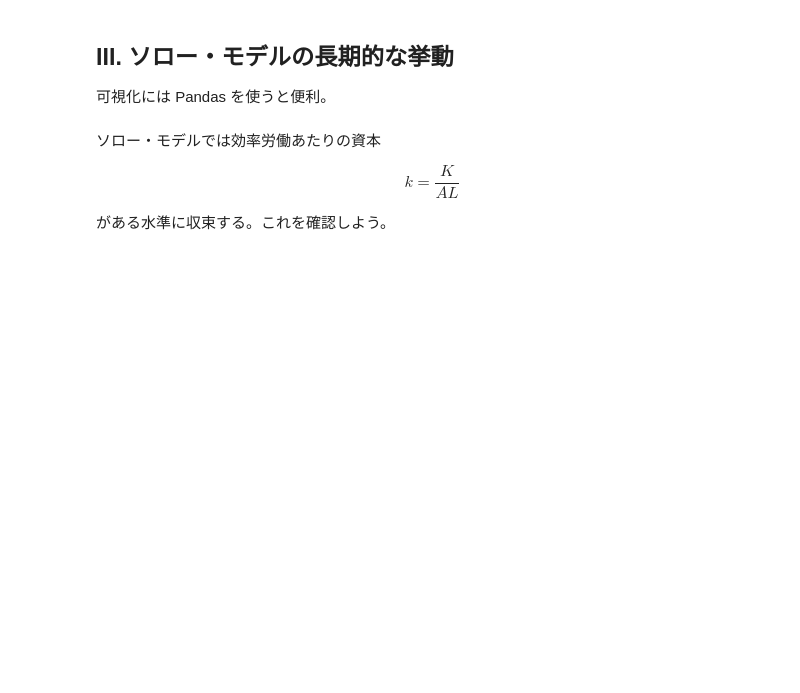
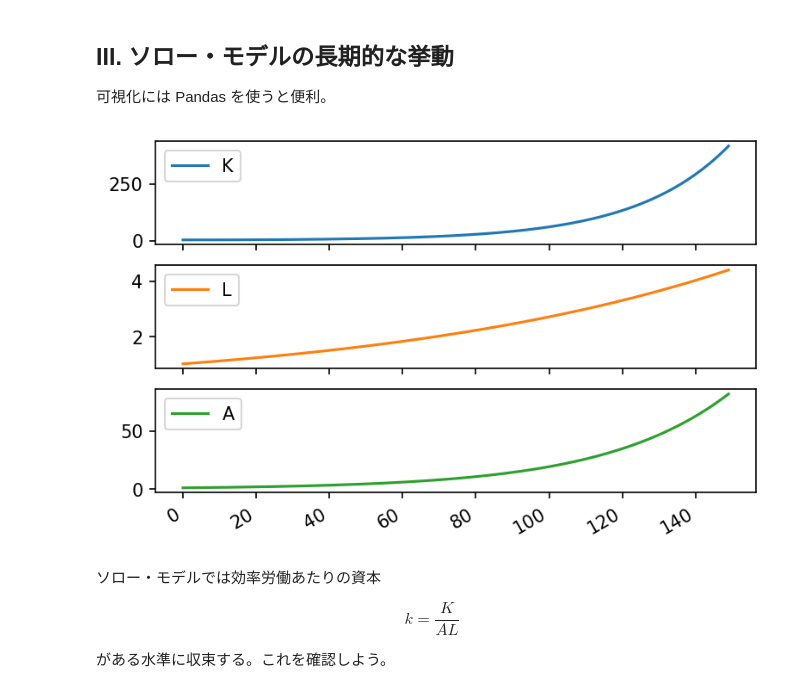
Before and after one commit to kenjisato/MaD, a Jupyter notebook: Assignments/PY-Week9.ipynb, the cells around one changed output. Drawn from its saved outputs; the diff is of its cells as text; code cells hidden in the pictures; blank space fills up the shorter version.

```diff
--- a/Assignments/PY-Week9.ipynb
+++ b/Assignments/PY-Week9.ipynb
@@ -125,3 +125,6 @@ $$
 - $F$
 
 に依存して決まります。数値パラメータ $s, \delta, g, n$ と 関数 $F$ を入力として，$G$ を出力にするPython関数 `solow`を定義してみましょう。出力される関数 `G` は $(t-1)$-期の情報を NumPy 配列として受け取って，同じサイズの NumPy 配列を返すものとします。
+# %%
+x = np.array([1, 2, 3])
+a, b, c = x
@@ -132,11 +139,11 @@ def solow(s, delta, g, n, F):
 
     def G(x):
         K0, L0, A0 = x
-        K1 = _________
-        L1 = _________
-        A1 = _________
+        K1 = s * F(K0, L0, A0) + (1 - delta) * K0
+        L1 = (1 + n) * L0
+        A1 = (1 + g) * A0
 
         return np.array([K1, L1, A1])
 
-    return _____
+    return G
 # %%
@@ -219,10 +237,10 @@ shp = (3,)
 
 def simulate(G, y0, T):
     y0 = np.asarray(y0)
-    y = np.empty(_________)
+    y = np.empty((T, *y0.shape))
     y[0] = y0
     for t in range(1, T):
-        y[t] = _________
+        y[t] = G(y[t-1])
     return y
 # %%
 ## EXERCISE ##
@@ -234,13 +252,13 @@ g = 0.03
 n = 0.01
 
 # 生産関数
-F = ________(0.3)
+F = cd_factory(0.3)
 
 # 時間発展ルール
-G_solow = ______(s=s, delta=delta, g=g, n=n, F=F)
+G_solow = solow(s=s, delta=delta, g=g, n=n, F=F)
 
 # 初期値
 y0 = np.array([3, 1, 1])
 
 # シミュレーションのコード
-_______(G_solow, y0, 10)
+simulate(G_solow, y0, 10)
@@ -251,9 +280,11 @@ _______(G_solow, y0, 10)
 # %%
 ## EXERCISE ##
 
 y = simulate(G_solow, y0, 150)
-result = _______(y, columns=['K', 'L', 'A'])
+result = pd.DataFrame(y, columns=['K', 'L', 'A'])
 result.plot(subplots=True);
+# %% [output]
+[figure, added]
 # %% [markdown]
 ソロー・モデルでは効率労働あたりの資本
 
```
Also changed, not shown: parts of 12 cells of this notebook, 1 other file.
